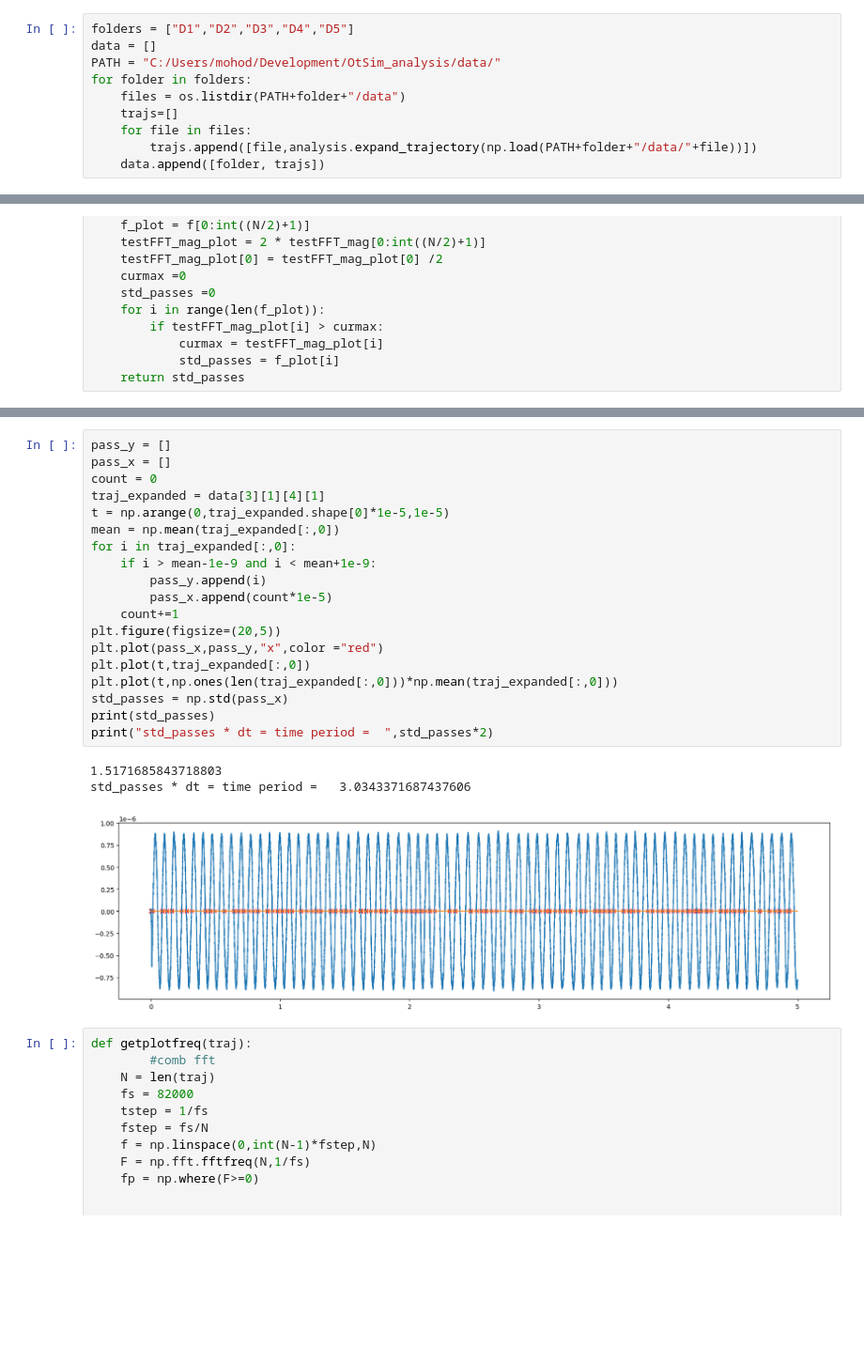
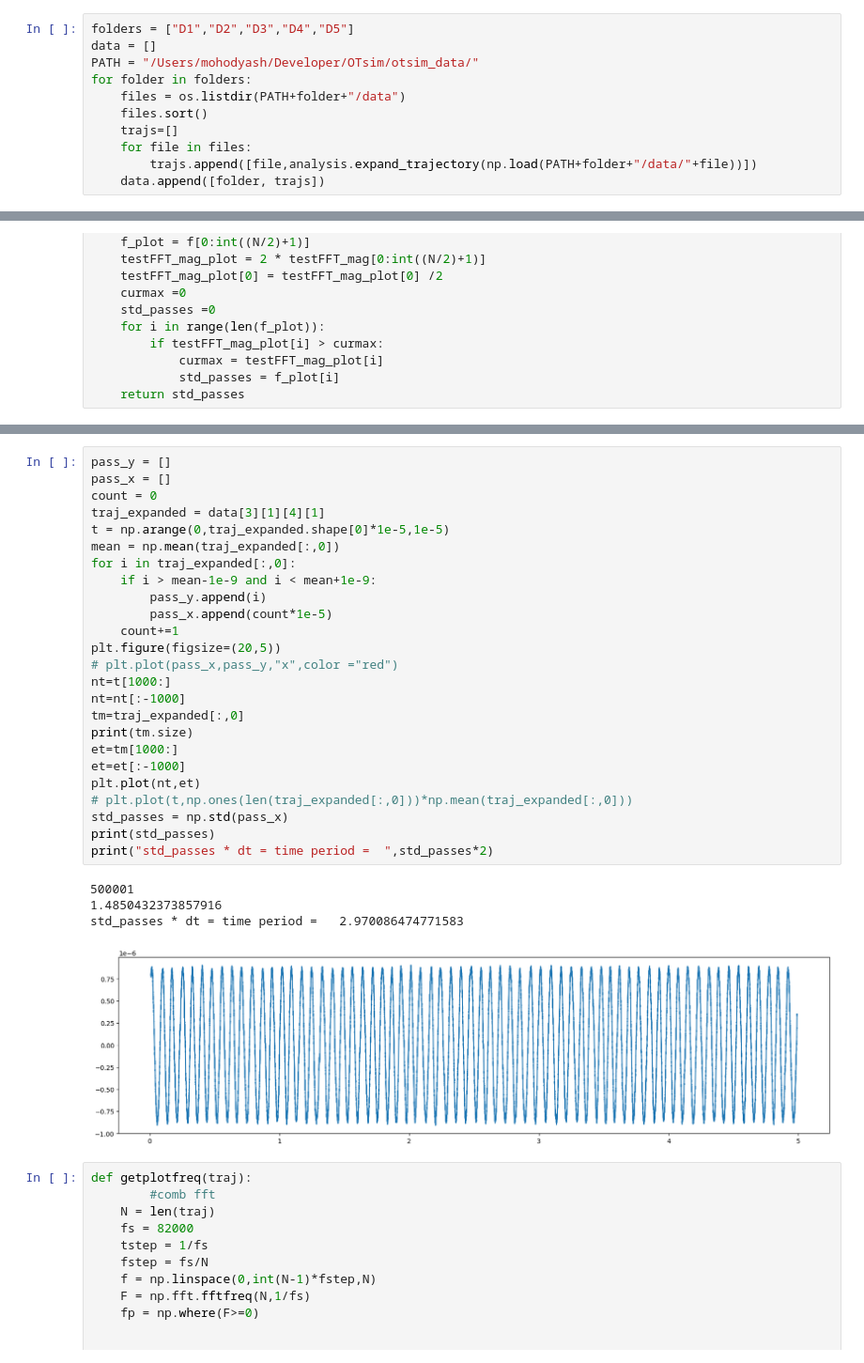
Before and after one commit to yashmohod/OtSim_analysis, a Jupyter notebook: analysisFiles/pvl1to5a_dimer.ipynb, the cells around one changed output, grey strips where cells are left out. Shown: that part at 94% size. Drawn from its saved outputs; the diff is of its cells as text; blank space fills up the shorter version.

```diff
--- a/analysisFiles/pvl1to5a_dimer.ipynb
+++ b/analysisFiles/pvl1to5a_dimer.ipynb
@@ -7,9 +7,10 @@ import os
 # %%
 folders = ["D1","D2","D3","D4","D5"]
 data = []
-PATH = "C:/Users/mohod/Development/OtSim_analysis/data/"
+PATH = "/Users/mohodyash/Developer/OTsim/otsim_data/"
 for folder in folders:
     files = os.listdir(PATH+folder+"/data")
+    files.sort()
     trajs=[]
     for file in files:
         trajs.append([file,analysis.expand_trajectory(np.load(PATH+folder+"/data/"+file))])
@@ -94,26 +102,33 @@ IndexError: list index out of range
 # %%
 pass_y = []
 pass_x = []
 count = 0
 traj_expanded = data[3][1][4][1]
 t = np.arange(0,traj_expanded.shape[0]*1e-5,1e-5)
 mean = np.mean(traj_expanded[:,0])
 for i in traj_expanded[:,0]:
     if i > mean-1e-9 and i < mean+1e-9:
         pass_y.append(i)
         pass_x.append(count*1e-5)
     count+=1
 plt.figure(figsize=(20,5))
-plt.plot(pass_x,pass_y,"x",color ="red")
-plt.plot(t,traj_expanded[:,0])
-plt.plot(t,np.ones(len(traj_expanded[:,0]))*np.mean(traj_expanded[:,0]))
+# plt.plot(pass_x,pass_y,"x",color ="red")
+nt=t[1000:]
+nt=nt[:-1000]
+tm=traj_expanded[:,0]
+print(tm.size)
+et=tm[1000:]
+et=et[:-1000]
+plt.plot(nt,et)
+# plt.plot(t,np.ones(len(traj_expanded[:,0]))*np.mean(traj_expanded[:,0]))
 std_passes = np.std(pass_x)
 print(std_passes)
 print("std_passes * dt = time period =  ",std_passes*2)
 # %% [output]
-1.5171685843718803
-std_passes * dt = time period =   3.0343371687437606
+500001
+1.4850432373857916
+std_passes * dt = time period =   2.970086474771583
-[figure, old version]
+[figure, new version]
 # %%
 def getplotfreq(traj):
         #comb fft
```
Also changed, not shown: parts of 5 cells of this notebook, 16 other files.
